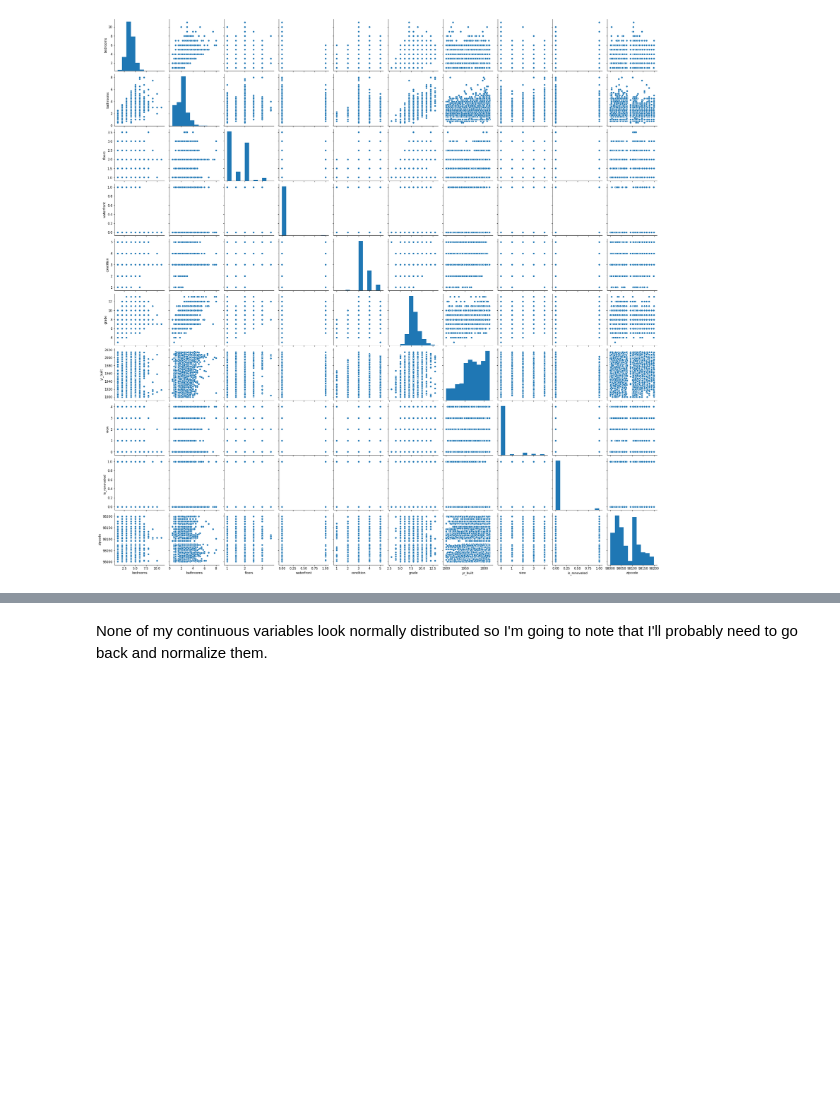
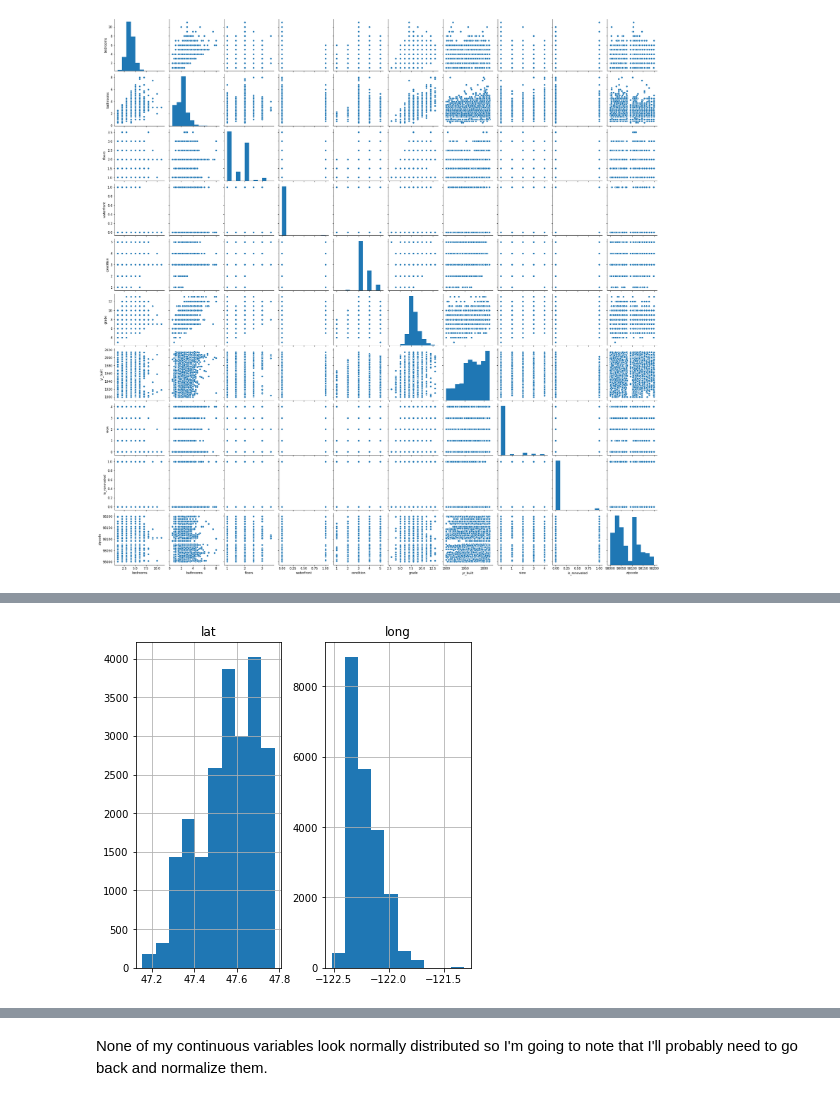
Before and after one commit to christisarv/linear-modeling-house-prices, a Jupyter notebook: Phase 2 Project Scratch Notebook.ipynb, the cells around one changed output, grey strips where cells are left out. Saved outputs shown, nothing was run; the diff lists cells and outputs as text; code cells hidden in the pictures; blank space fills up the shorter version.

```diff
--- a/Phase 2 Project Scratch Notebook.ipynb
+++ b/Phase 2 Project Scratch Notebook.ipynb
@@ -90,0 +78,6 @@ data[con_cols].hist(ax = ax);
+# %%
+fig = plt.figure(figsize = (6,6))
+ax = fig.gca()
+data[geo_cols].hist(ax = ax);
+# %% [output]
+[figure, added]
```
Also changed, not shown: parts of 15 cells of this notebook.
